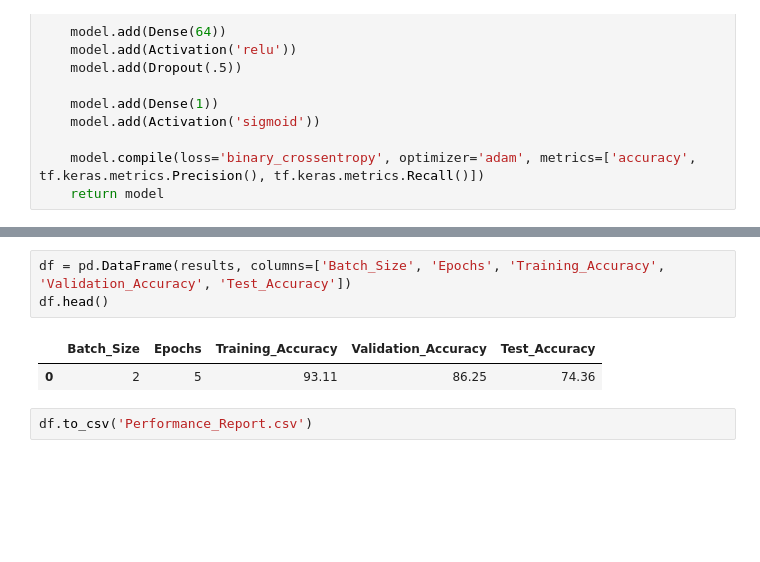
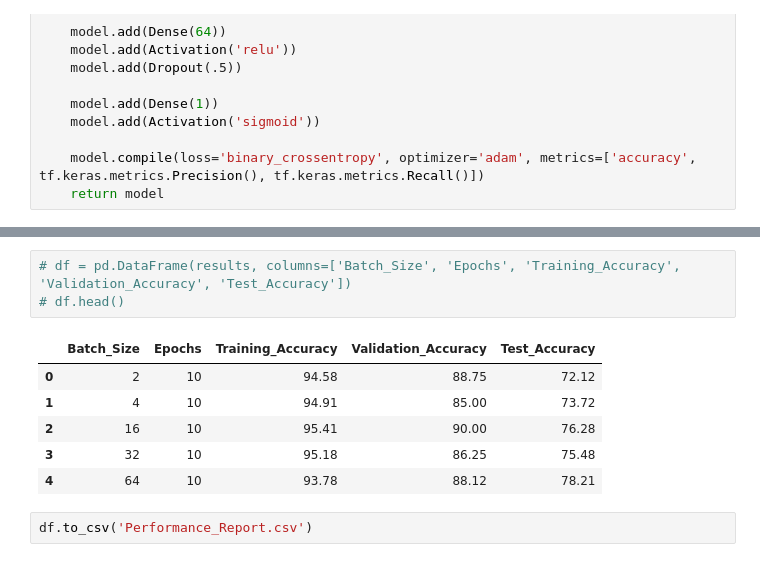
Before and after one commit to alokprasad573/X_Ray_Pneumonia_Detection_CNN, a Jupyter notebook: X_Ray_Pneumonia_Detection_CNN.ipynb, the cells around one changed output, grey strips where cells are left out. Saved outputs shown, nothing was run; the diff lists cells and outputs as text; blank space fills up the shorter version.

```diff
--- a/X_Ray_Pneumonia_Detection_CNN.ipynb
+++ b/X_Ray_Pneumonia_Detection_CNN.ipynb
@@ -235,9 +204,13 @@ Best Result ->  Batch_Size : 2, Epochs : 5, Training_Accuracy : 93.11, Validatio
 # %%
-df = pd.DataFrame(results, columns=['Batch_Size', 'Epochs', 'Training_Accuracy', 'Validation_Accuracy', 'Test_Accuracy'])
-df.head()
+# df = pd.DataFrame(results, columns=['Batch_Size', 'Epochs', 'Training_Accuracy', 'Validation_Accuracy', 'Test_Accuracy'])
+# df.head()
 # %% [output]
 |  | Batch_Size | Epochs | Training_Accuracy | Validation_Accuracy | Test_Accuracy |
-| 0 | 2 | 5 | 93.11 | 86.25 | 74.36 |
+| 0 | 2 | 10 | 94.58 | 88.75 | 72.12 |
+| 1 | 4 | 10 | 94.91 | 85.00 | 73.72 |
+| 2 | 16 | 10 | 95.41 | 90.00 | 76.28 |
+| 3 | 32 | 10 | 95.18 | 86.25 | 75.48 |
+| 4 | 64 | 10 | 93.78 | 88.12 | 78.21 |
 # %%
 df.to_csv('Performance_Report.csv')
 # %%
```
Also changed, not shown: parts of 7 cells of this notebook, 4 other files.
